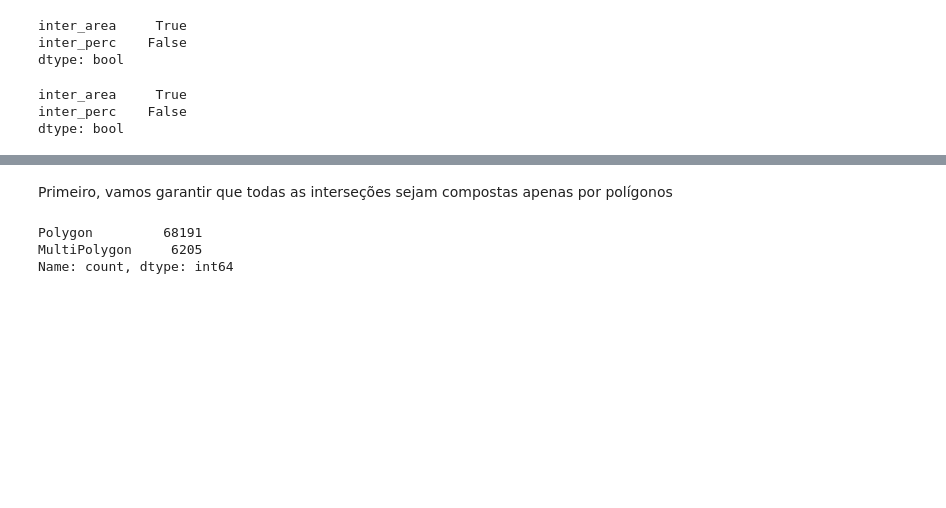
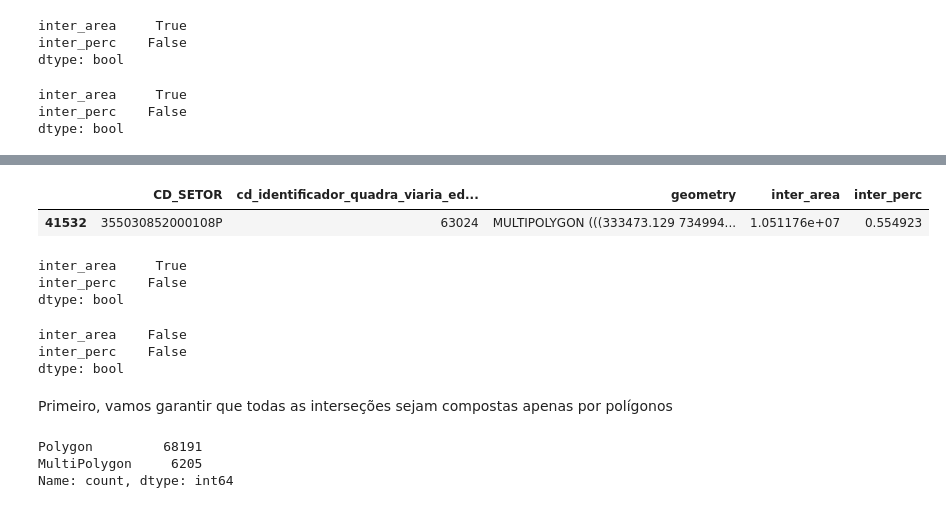
Before and after one commit to sepep-pmsp/compatibilizacao-setores-censitarios, a Jupyter notebook: 11 Quadras viárias como base geométrica.ipynb, the cells around one changed output, grey strips where cells are left out. Drawn from its saved outputs; the diff is of its cells as text; code cells hidden in the pictures; blank space fills up the shorter version.

```diff
--- a/11 Quadras viárias como base geométrica.ipynb
+++ b/11 Quadras viárias como base geométrica.ipynb
@@ -495,3 +560,20 @@ dtype: bool
+# %%
+sim_22_overlay_2[(abs(sim_22_overlay_2[['inter_area']].reset_index(drop=True) - sim_22_overlay[['inter_area']]) > 1e-8).iloc[:,0]]
+# %% [output]
+|  | CD_SETOR | cd_identificador_quadra_viaria_ed... | geometry | inter_area | inter_perc |
+| 41532 | 355030852000108P | 63024 | MULTIPOLYGON (((333473.129 734994... | 1.051176e+07 | 0.554923 |
+# %%
+(abs(sim_22_overlay_2[['inter_area', 'inter_perc']].reset_index(drop=True) - sim_22_overlay[['inter_area', 'inter_perc']]) > 1e-8).any()
+# %% [output]
+inter_area     True
+inter_perc    False
+dtype: bool
+# %%
+(abs(sim_22_overlay_2[['inter_area', 'inter_perc']].reset_index(drop=True) - sim_22_overlay[['inter_area', 'inter_perc']]) > 10).any()
+# %% [output]
+inter_area    False
+inter_perc    False
+dtype: bool
 # %% [markdown]
 Primeiro, vamos garantir que todas as interseções sejam compostas apenas por polígonos
 # %%
```
Also changed, not shown: parts of 15 cells of this notebook, 1 other file.
